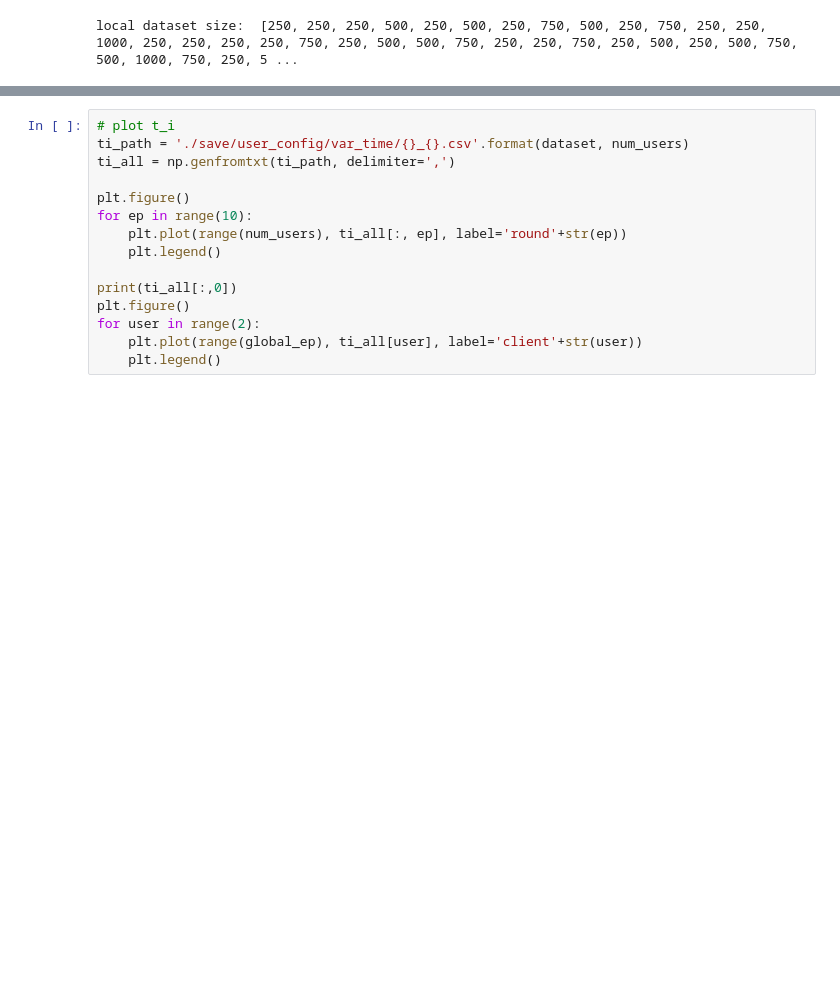
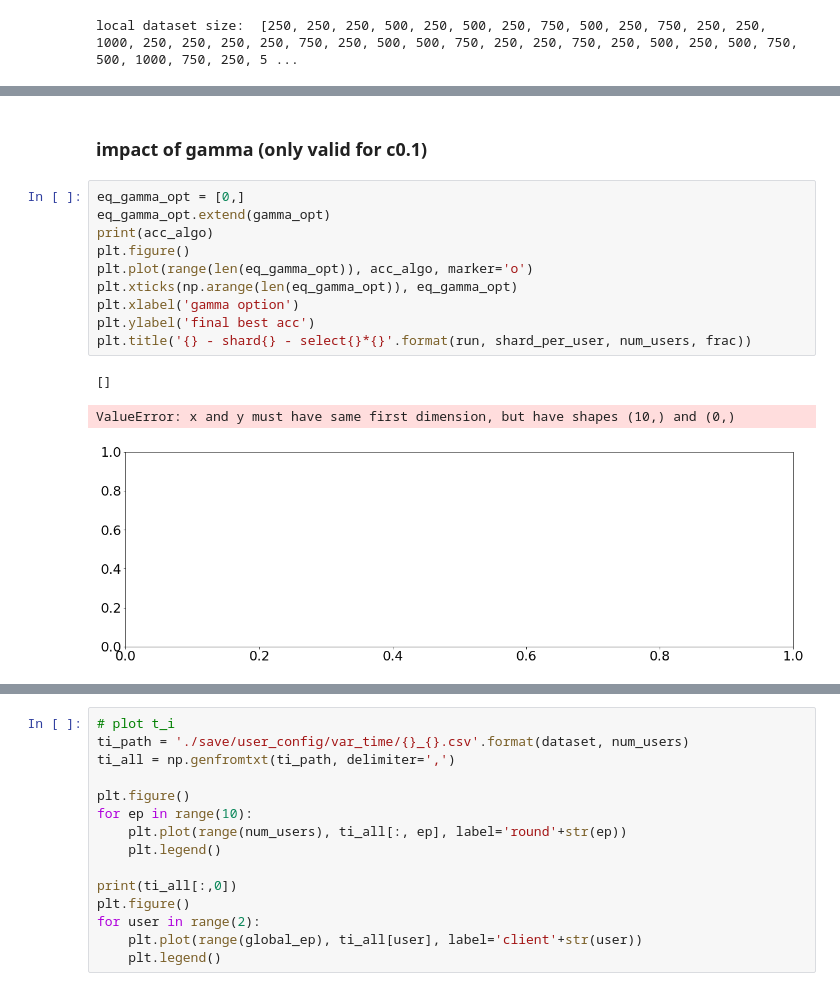
Before and after one commit to yhyeh/Fedcism, a Jupyter notebook: my_results_algo1.ipynb, the cells around one changed output, grey strips where cells are left out. Drawn from its saved outputs; the diff is of its cells as text; blank space fills up the shorter version.

```diff
--- a/my_results_algo1.ipynb
+++ b/my_results_algo1.ipynb
@@ -232,3 +478,19 @@ algo2_r0.8_c0.05  utility selection, best_acc 55.67 ===================
+# %% [markdown]
+### impact of gamma (only valid for c0.1)
+# %%
+eq_gamma_opt = [0,]
+eq_gamma_opt.extend(gamma_opt)
+print(acc_algo)
+plt.figure()
+plt.plot(range(len(eq_gamma_opt)), acc_algo, marker='o')
+plt.xticks(np.arange(len(eq_gamma_opt)), eq_gamma_opt)
+plt.xlabel('gamma option')
+plt.ylabel('final best acc')
+plt.title('{} - shard{} - select{}*{}'.format(run, shard_per_user, num_users, frac))
+# %% [output]
+[]
+ValueError: x and y must have same first dimension, but have shapes (10,) and (0,)
+[figure, added]
 # %%
 plt.figure()
 algo_list = ['algo1_r1.6', 'algo2_r1.6']
```
Also changed, not shown: parts of 7 cells of this notebook, 2 other files.
